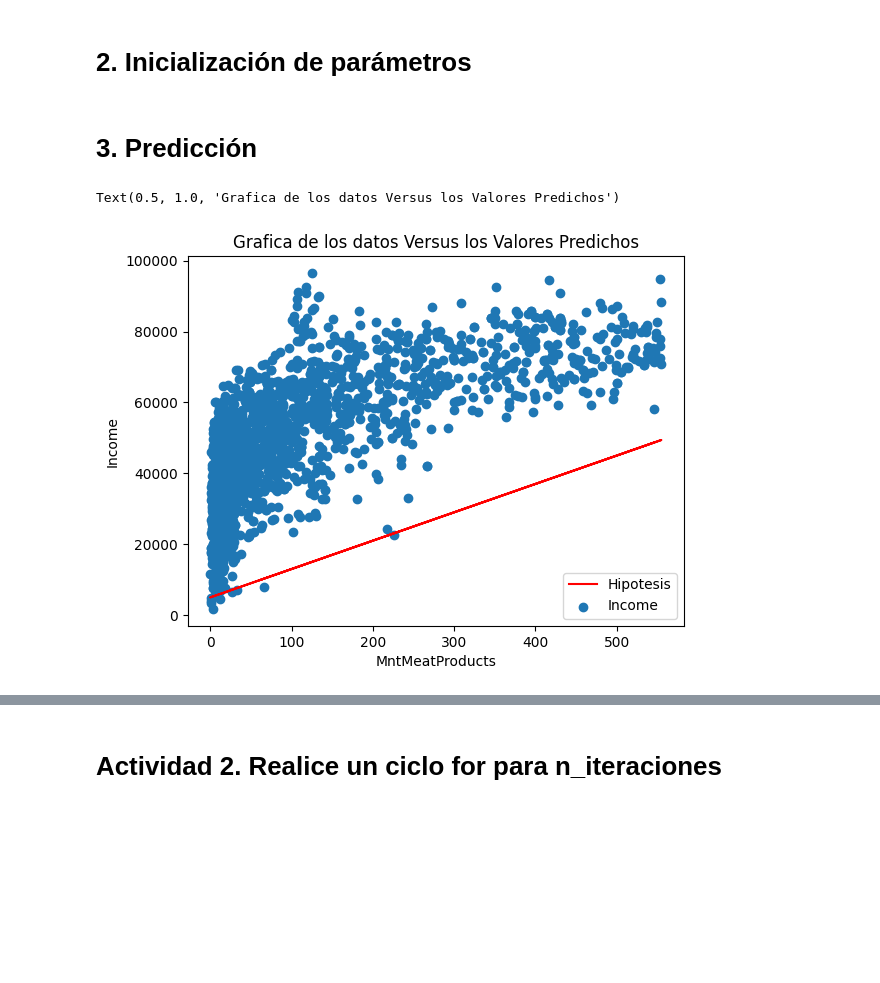
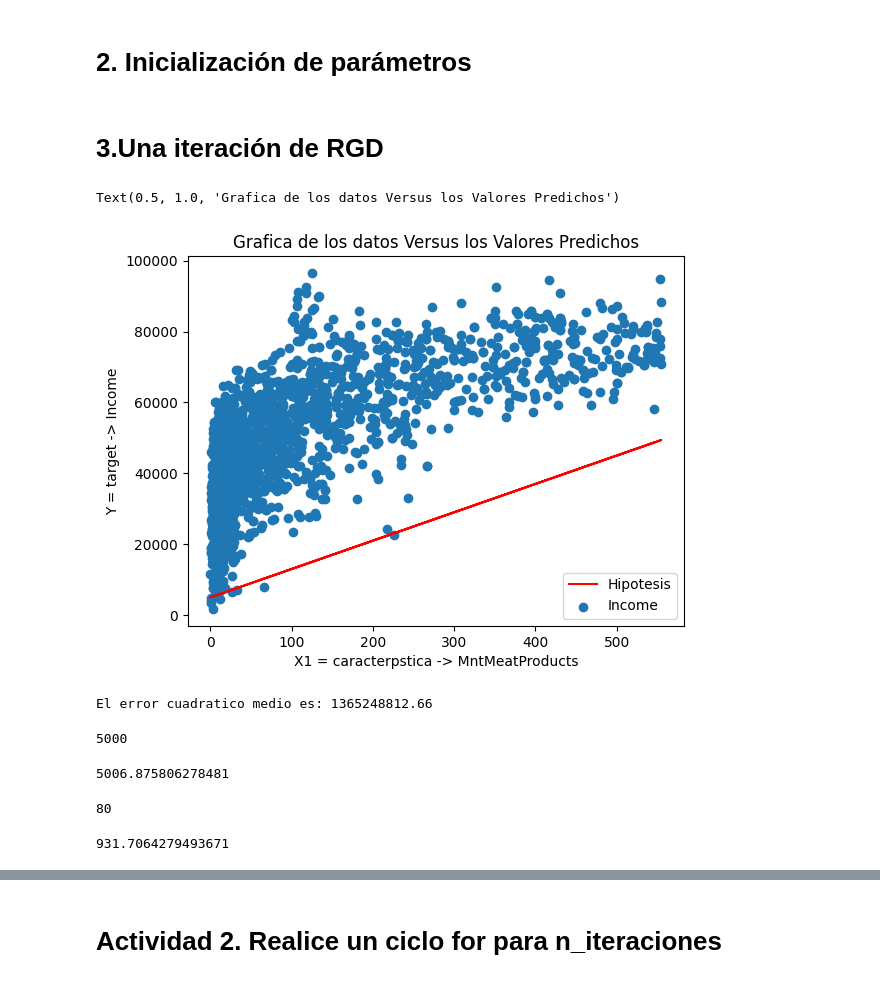
Before and after one commit to DeisyData/BIT_IA_Bootcamp, a Jupyter notebook: S2_C3_RDG_Marketing_target_Income.ipynb, the cells around one changed output, grey strips where cells are left out. Cells and saved outputs as stored; diff of their text form; code cells hidden in the pictures; blank space fills up the shorter version.

```diff
--- a/S2_C3_RDG_Marketing_target_Income.ipynb
+++ b/S2_C3_RDG_Marketing_target_Income.ipynb
@@ -128,8 +127,8 @@ plt.show()
 # %%
 theta = 80
 intercept = 5000
-# %% [markdown]
-# 3. Predicción
+# %% [markdown]
+# 3.Una iteración de RGD
 # %%
 # y = b + mX
 # h = b + Theta(X1)
@@ -137,10 +137,10 @@ df['Hipotesis'] = intercept + theta * df['MntMeatProducts']
 # %%
 plt.plot(df['MntMeatProducts'],df['Hipotesis'],color='red')
 plt.scatter(df['MntMeatProducts'],df['Income'])
 plt.legend(['Hipotesis','Income'])
-plt.xlabel('MntMeatProducts')
-plt.ylabel('Income')
+plt.xlabel('X1 = caracterpstica -> MntMeatProducts')
+plt.ylabel('Y = target -> Income')
 plt.title('Grafica de los datos Versus los Valores Predichos')
 # %% [output]
 Text(0.5, 1.0, 'Grafica de los datos Versus los Valores Predichos')
-[figure, old version]
+[figure, new version]
@@ -150,0 +147,11 @@ Text(0.5, 1.0, 'Grafica de los datos Versus los Valores Predichos')
+# %%
+# Calcule el error cuadratico medio MSE = cost = lost
+# MSE = ((h-y)^2)/m
+h = df['Hipotesis']
+Y = df['Income']
+X1 = df['MntMeatProducts']
+m = len(df)
+MSE = np.mean((h-Y)**2)
+MSE = print( f'El error cuadratico medio es: {round(MSE,2)}')
+# %% [output]
+El error cuadratico medio es: 1365248812.66
@@ -151,2 +163,22 @@ Text(0.5, 1.0, 'Grafica de los datos Versus los Valores Predichos')
+# %%
+theta_0
+# %% [output]
+5000
+# %%
+# Actualización de theta_0
+theta_0 = theta_0 - alpha * (2/m) * np.sum((h-Y))
+theta_0
+# %% [output]
+5006.875806278481
+# %%
+theta_1
+# %% [output]
+80
+# %%
+# Actualización de theta_1
+theta_1 = theta_1 - alpha * (2/m) * np.dot(X1.T,(h-Y))
+theta_1
+# %% [output]
+931.7064279493671
 # %%
 # Visualice la nueva recta
```
Also changed, not shown: parts of 15 cells of this notebook.
